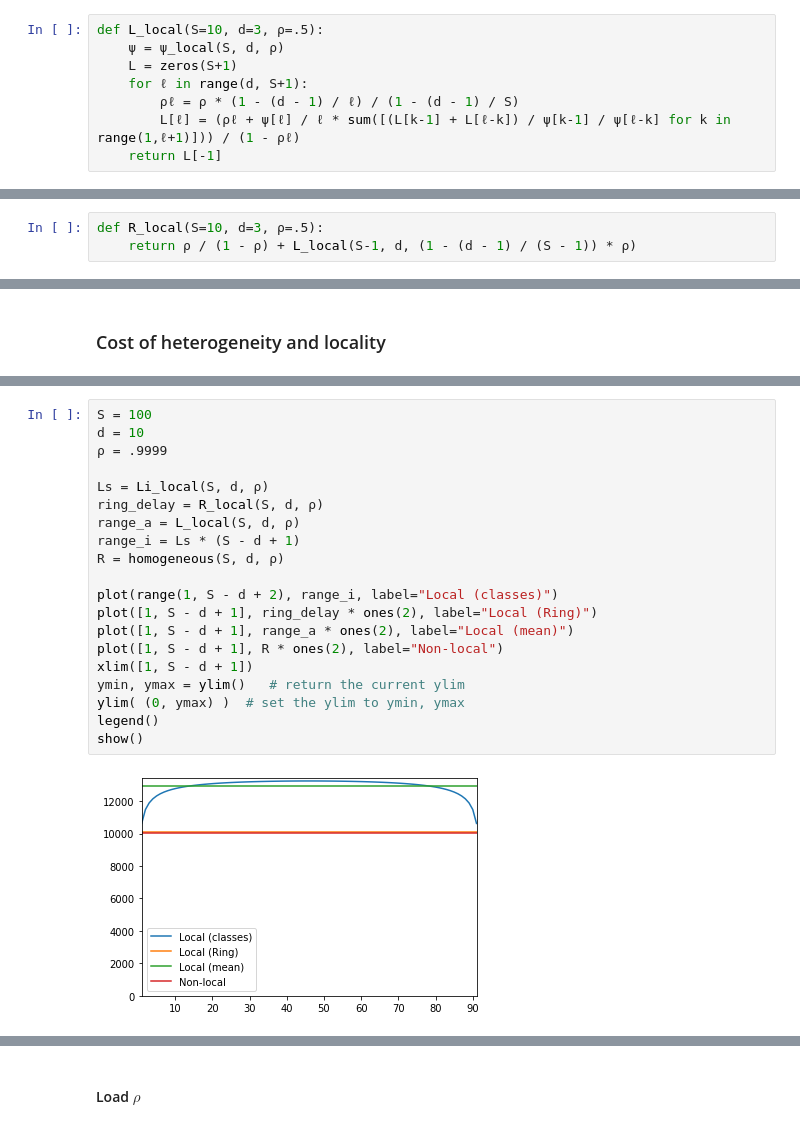
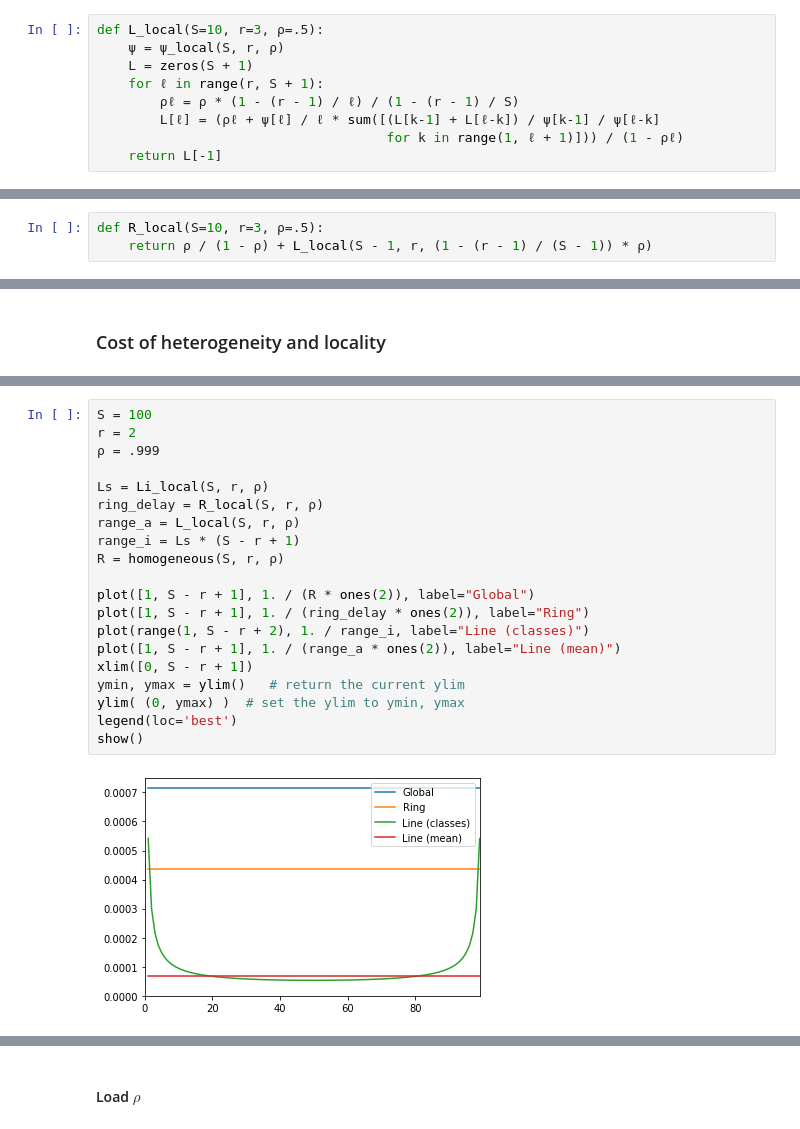
Before and after one commit to ccomte/phd-thesis, a Jupyter notebook: 6-performance-analysis-by-server-elimination/compute_and_plot.ipynb, the cells around one changed output, grey strips where cells are left out. Saved outputs shown, nothing was run; the diff lists cells and outputs as text.

```diff
--- a/6-performance-analysis-by-server-elimination/compute_and_plot.ipynb
+++ b/6-performance-analysis-by-server-elimination/compute_and_plot.ipynb
@@ -159,10 +161,11 @@ L_{|1..\ell} = \frac{
 
 We check with a specific function that it matches the Lis
 # %%
-def L_local(S=10, d=3, ρ=.5):
-    ψ = ψ_local(S, d, ρ)
-    L = zeros(S+1)
-    for ℓ in range(d, S+1):
-        ρℓ = ρ * (1 - (d - 1) / ℓ) / (1 - (d - 1) / S)
-        L[ℓ] = (ρℓ + ψ[ℓ] / ℓ * sum([(L[k-1] + L[ℓ-k]) / ψ[k-1] / ψ[ℓ-k] for k in range(1,ℓ+1)])) / (1 - ρℓ)
+def L_local(S=10, r=3, ρ=.5):
+    ψ = ψ_local(S, r, ρ)
+    L = zeros(S + 1)
+    for ℓ in range(r, S + 1):
+        ρℓ = ρ * (1 - (r - 1) / ℓ) / (1 - (r - 1) / S)
+        L[ℓ] = (ρℓ + ψ[ℓ] / ℓ * sum([(L[k-1] + L[ℓ-k]) / ψ[k-1] / ψ[ℓ-k]
+                                     for k in range(1, ℓ + 1)])) / (1 - ρℓ)
     return L[-1]
@@ -169,6 +174,6 @@ def L_local(S=10, d=3, ρ=.5):
 # %%
-def R_local(S=10, d=3, ρ=.5):
-    return ρ / (1 - ρ) + L_local(S-1, d, (1 - (d - 1) / (S - 1)) * ρ)
+def R_local(S=10, r=3, ρ=.5):
+    return ρ / (1 - ρ) + L_local(S - 1, r, (1 - (r - 1) / (S - 1)) * ρ)
 # %% [markdown]
 ## 3. Gain of differentiation (Subsection 6.4.1)
 # %% [markdown]
@@ -266,22 +291,22 @@ show()
 # %%
 S = 100
-d = 10
-ρ = .9999
+r = 2
+ρ = .999
 
-Ls = Li_local(S, d, ρ)
-ring_delay = R_local(S, d, ρ)
-range_a = L_local(S, d, ρ)
-range_i = Ls * (S - d + 1)
-R = homogeneous(S, d, ρ)
+Ls = Li_local(S, r, ρ)
+ring_delay = R_local(S, r, ρ)
+range_a = L_local(S, r, ρ)
+range_i = Ls * (S - r + 1)
+R = homogeneous(S, r, ρ)
 
-plot(range(1, S - d + 2), range_i, label="Local (classes)")
-plot([1, S - d + 1], ring_delay * ones(2), label="Local (Ring)")
-plot([1, S - d + 1], range_a * ones(2), label="Local (mean)")
-plot([1, S - d + 1], R * ones(2), label="Non-local")
-xlim([1, S - d + 1])
+plot([1, S - r + 1], 1. / (R * ones(2)), label="Global")
+plot([1, S - r + 1], 1. / (ring_delay * ones(2)), label="Ring")
+plot(range(1, S - r + 2), 1. / range_i, label="Line (classes)")
+plot([1, S - r + 1], 1. / (range_a * ones(2)), label="Line (mean)")
+xlim([0, S - r + 1])
 ymin, ymax = ylim()   # return the current ylim
 ylim( (0, ymax) )  # set the ylim to ymin, ymax
-legend()
+legend(loc='best')
 show()
 # %% [output]
-[figure, old version]
+[figure, new version]
```
Also changed, not shown: parts of 36 cells of this notebook.
